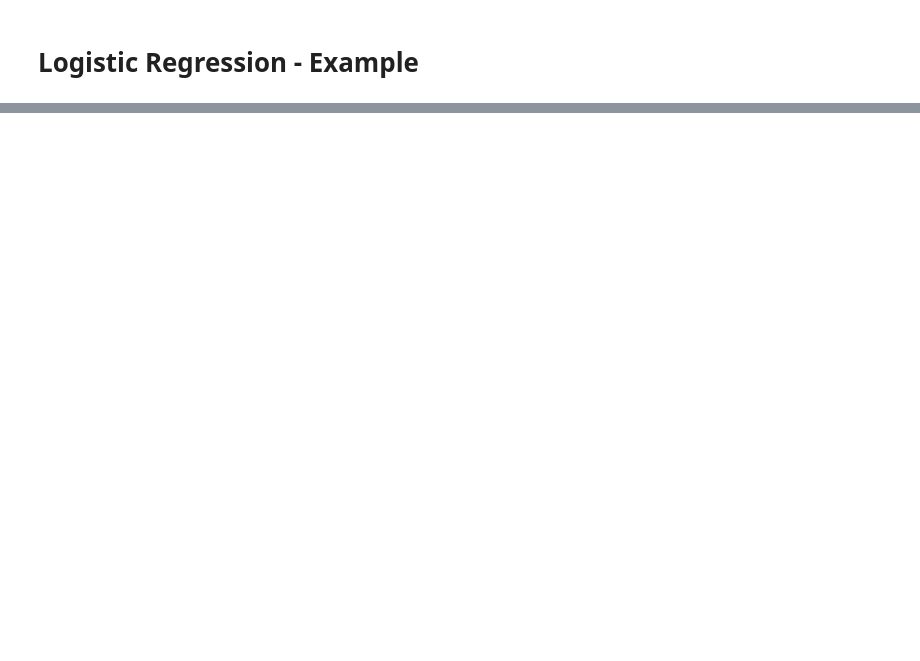
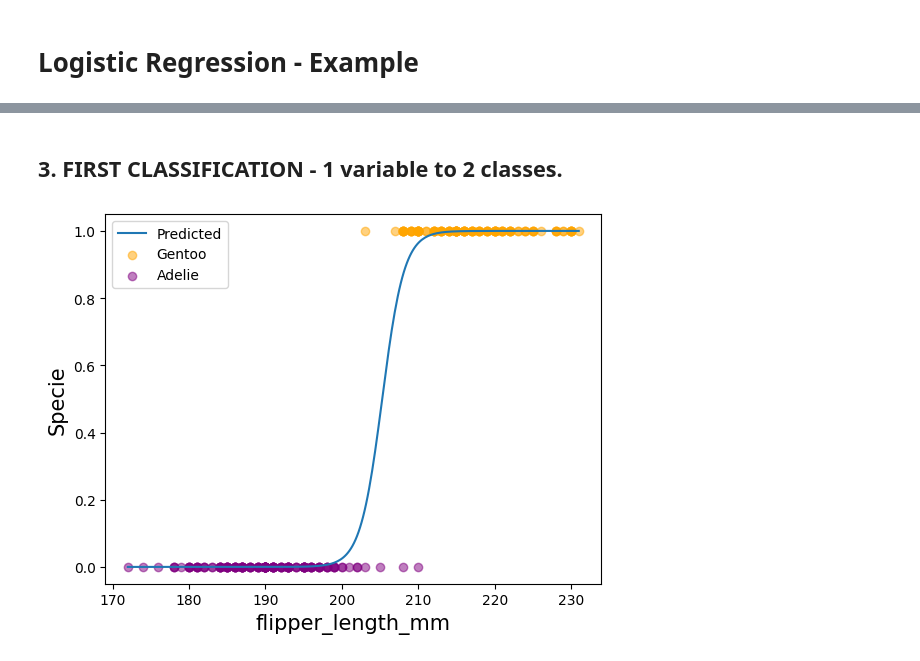
Before and after one commit to rfeers/ML-Basics, a Jupyter notebook: 2 - Logistic Regression.ipynb, the cells around one changed output, grey strips where cells are left out. Saved outputs shown, nothing was run; the diff lists cells and outputs as text; code cells hidden in the pictures; blank space fills up the shorter version.

```diff
--- a/2 - Logistic Regression.ipynb
+++ b/2 - Logistic Regression.ipynb
@@ -90,0 +124,49 @@ plt.plot(x_train, y_train)
+# %% [markdown]
+## 3. FIRST CLASSIFICATION - 1 variable to 2 classes.
+# %%
+import pandas as pd
+import numpy as np
+from sklearn.linear_model import LogisticRegression
+import matplotlib.pyplot as plt
+
+# One-hot encode the categorical data and sort by flipper_length_mm
+df_dummy = pd.get_dummies(df, dtype=int).sort_values(by='flipper_length_mm', ascending=True)
+
+# Select the features and the target variable
+X = df_dummy[['flipper_length_mm']]
+Y = df_dummy["species_Gentoo"]
+
+# Fit the Logistic Regression model
+log = LogisticRegression()
+log.fit(X, Y)
+
+# Define the sigmoid function
+def sigmoid(x, A, B):
+    return 1 / (1 + np.exp(-A*x - B))
+
+# Apply the sigmoid function using the coefficients
+# The .ravel() is used to convert the 2D array of coefficients to a 1D array for compatibility.
+w = log.coef_.ravel()[0] # Assuming it's the first feature's coefficient we're interested in
+b = log.intercept_[0]
+
+# Create a range of values for X to plot the sigmoid function smoothly
+X_range = np.linspace(X.min(), X.max(), 300).reshape(-1, 1)
+Y_predicted = sigmoid(X_range, w, b)
+
+# Plot the predicted probabilities
+plt.plot(X_range, Y_predicted, label='Predicted')
+
+X_gentoo = df_dummy[df_dummy["species_Gentoo"]==1]['flipper_length_mm'].values
+X_not_gentoo = df_dummy[df_dummy["species_Gentoo"]==0]['flipper_length_mm'].values
+
+# Plot the actual values colored by class
+plt.scatter(X_gentoo, Y[Y == 1], label='Gentoo', color='orange', alpha=0.5)
+plt.scatter(X_not_gentoo, Y[Y == 0], label='Adelie', color='purple', alpha=0.5)
+plt.xlabel("flipper_length_mm",fontsize=15)
+plt.ylabel("Specie",fontsize=15)
+
+# Show the plot with legends
+plt.legend()
+plt.show()
+# %% [output]
+[figure, added]
```
Also changed, not shown: parts of 32 cells of this notebook.
